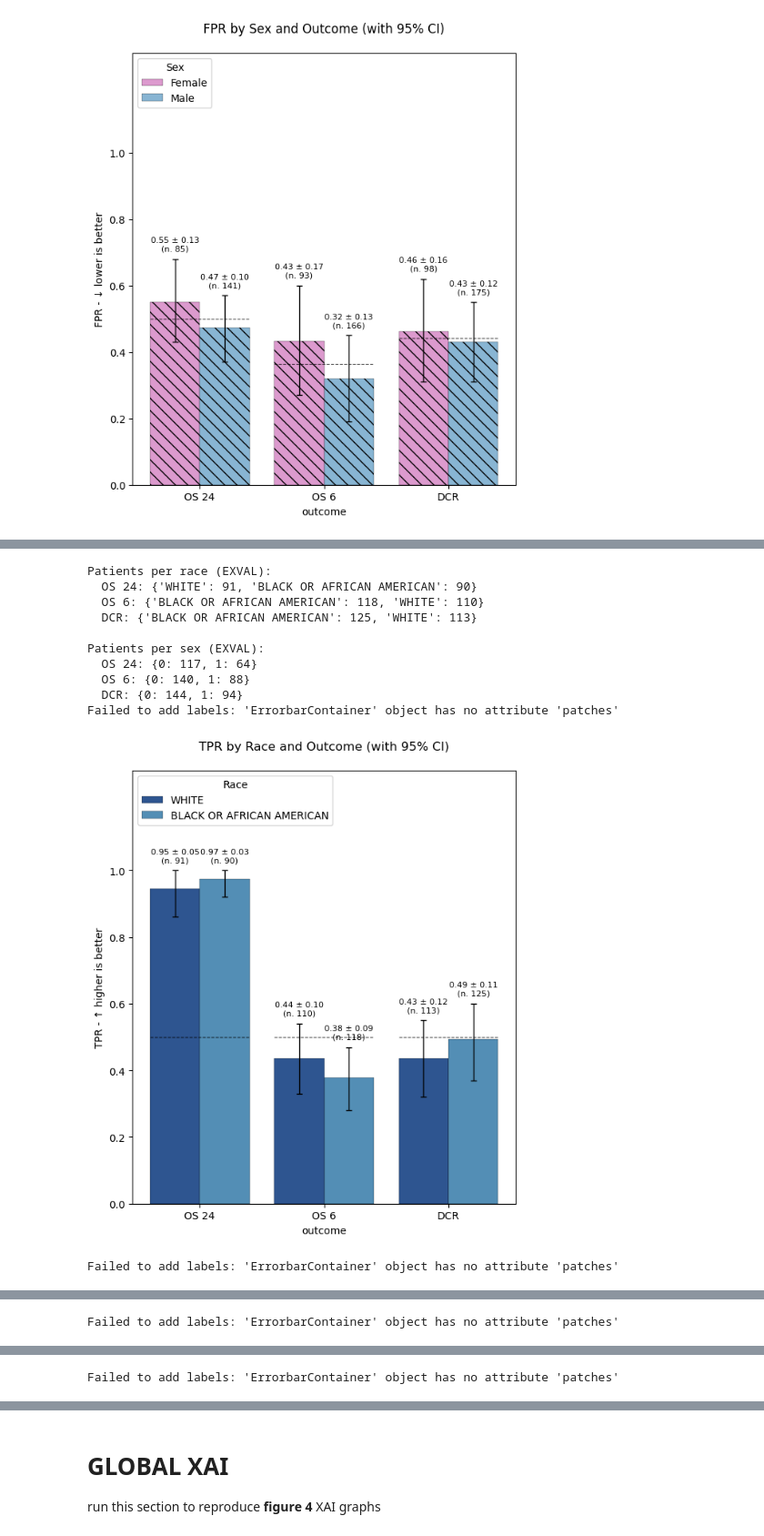
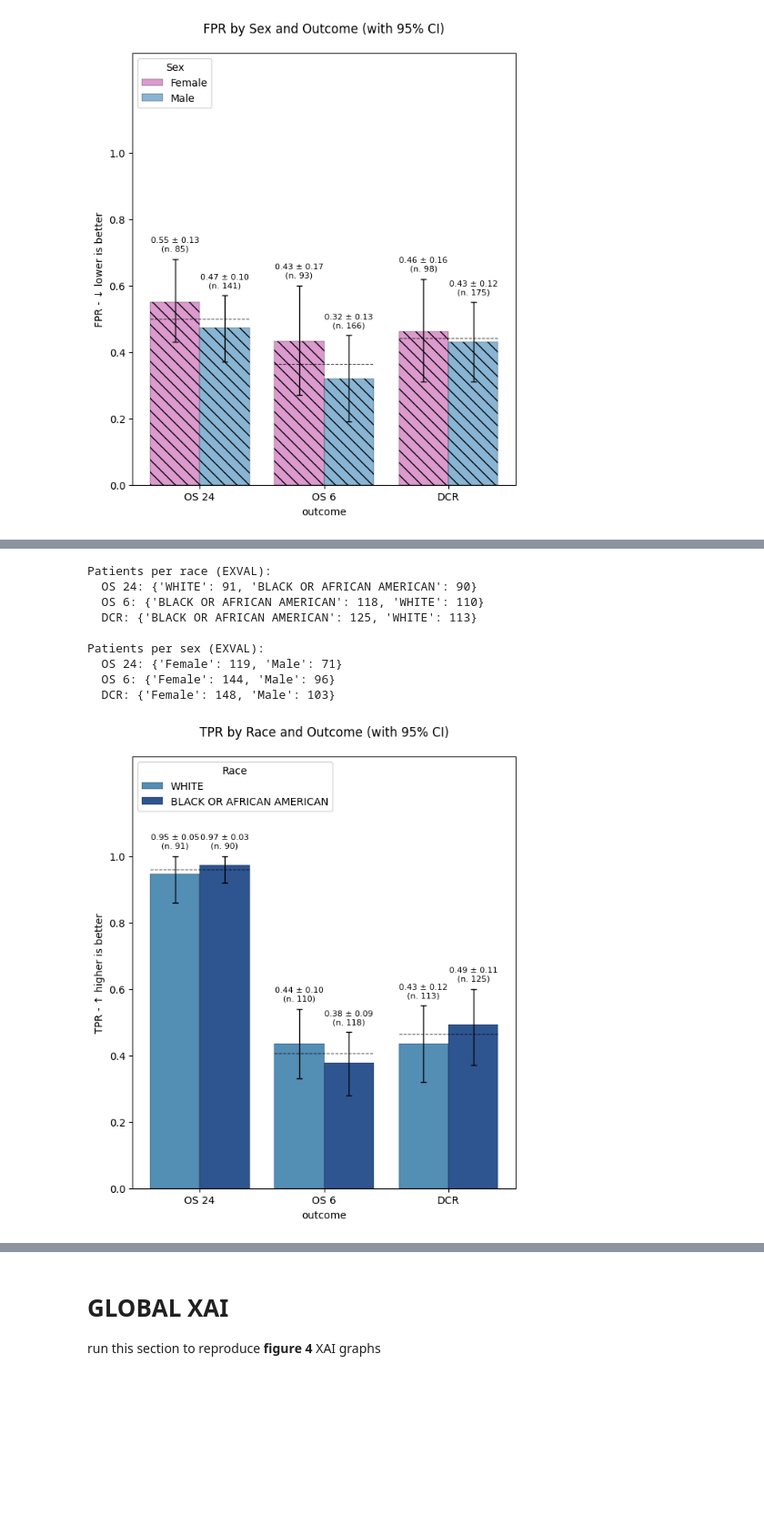
Before and after one commit to CostanzaSiniscalchi/I3LUNG_PDSS, a Jupyter notebook: graphs_classification.ipynb, the cells around one changed output, grey strips where cells are left out. Shown at 91% size. Drawn from its saved outputs; the diff is of its cells as text; code cells hidden in the pictures; blank space fills up the shorter version.

```diff
--- a/graphs_classification.ipynb
+++ b/graphs_classification.ipynb
@@ -775,7 +778,10 @@ Failed to add labels: 'ErrorbarContainer' object has no attribute 'patches'
 [figure]
 # %%
 # Analyze race and sex fairness for each outcome (EXVAL)
+OUTCOME_THRESHOLDS_TPR = {}
+OUTCOME_THRESHOLDS_FPR = {}
 exval_results = {}
+
 for outcome_display_name, config in OUTCOME_CONFIG.items():
     results = analyze_exval_outcome_fairness_by_race(
         outcome=config['outcome'],
@@ -785,6 +791,8 @@ for outcome_display_name, config in OUTCOME_CONFIG.items():
         random_state=42
     )
     exval_results[outcome_display_name] = results
+    OUTCOME_THRESHOLDS_TPR[outcome_display_name] = results.get('threshold_tpr', None)
+    OUTCOME_THRESHOLDS_FPR[outcome_display_name] = results.get('threshold_fpr', None)
 
 # Create summary
 race_fairness_summary, sex_fairness_summary = create_race_fairness_summary(exval_results)
@@ -853,10 +861,18 @@ print("Patients per race (EXVAL):")
 for outcome, counts in exval_patients_race.items():
     print(f"  {outcome}: {counts}")
 
+
+
+sex_map = {0: "Female", 1: "Male"}
+
+for outcome in exval_patients_sex:
+    exval_patients_sex[outcome] = {
+        sex_map[k]: v for k, v in exval_patients_sex[outcome].items()
+    }
+
 print("\nPatients per sex (EXVAL):")
 for outcome, counts in exval_patients_sex.items():
     print(f"  {outcome}: {counts}")
-
 # Plot TPR by race (EXVAL)
 plot_fairness_by_group(
     fairness_df=race_fairness_summary,
@@ -872,36 +888,34 @@ plot_fairness_by_group(
     metric='FPR',
     group_col='Race',
     patients_per_outcome=exval_patients_race,
     outcome_thresholds=OUTCOME_THRESHOLDS_FPR
 )
 
 # Plot TPR by sex (EXVAL)
 plot_fairness_by_group(
     fairness_df=sex_fairness_summary,
     metric='TPR',
     group_col='Sex',
     patients_per_outcome=exval_patients_sex,
     outcome_thresholds=OUTCOME_THRESHOLDS_TPR
 )
 
 # Plot FPR by sex (EXVAL)
 plot_fairness_by_group(
     fairness_df=sex_fairness_summary,
     metric='FPR',
     group_col='Sex',
     patients_per_outcome=exval_patients_sex,
     outcome_thresholds=OUTCOME_THRESHOLDS_FPR
 )
 # %% [output]
 Patients per race (EXVAL):
   OS 24: {'WHITE': 91, 'BLACK OR AFRICAN AMERICAN': 90}
   OS 6: {'BLACK OR AFRICAN AMERICAN': 118, 'WHITE': 110}
   DCR: {'BLACK OR AFRICAN AMERICAN': 125, 'WHITE': 113}
 
 Patients per sex (EXVAL):
-  OS 24: {0: 117, 1: 64}
-  OS 6: {0: 140, 1: 88}
-  DCR: {0: 144, 1: 94}
-Failed to add labels: 'ErrorbarContainer' object has no attribute 'patches'
+  OS 24: {'Female': 119, 'Male': 71}
+  OS 6: {'Female': 144, 'Male': 96}
+  DCR: {'Female': 148, 'Male': 103}
-[figure, old version]
+[figure, new version]
-Failed to add labels: 'ErrorbarContainer' object has no attribute 'patches'
@@ -909 +922,0 @@ Failed to add labels: 'ErrorbarContainer' object has no attribute 'patches'
-Failed to add labels: 'ErrorbarContainer' object has no attribute 'patches'
@@ -911 +923,0 @@ Failed to add labels: 'ErrorbarContainer' object has no attribute 'patches'
-Failed to add labels: 'ErrorbarContainer' object has no attribute 'patches'
```
Also changed, not shown: parts of 3 cells of this notebook, 1 other file.
